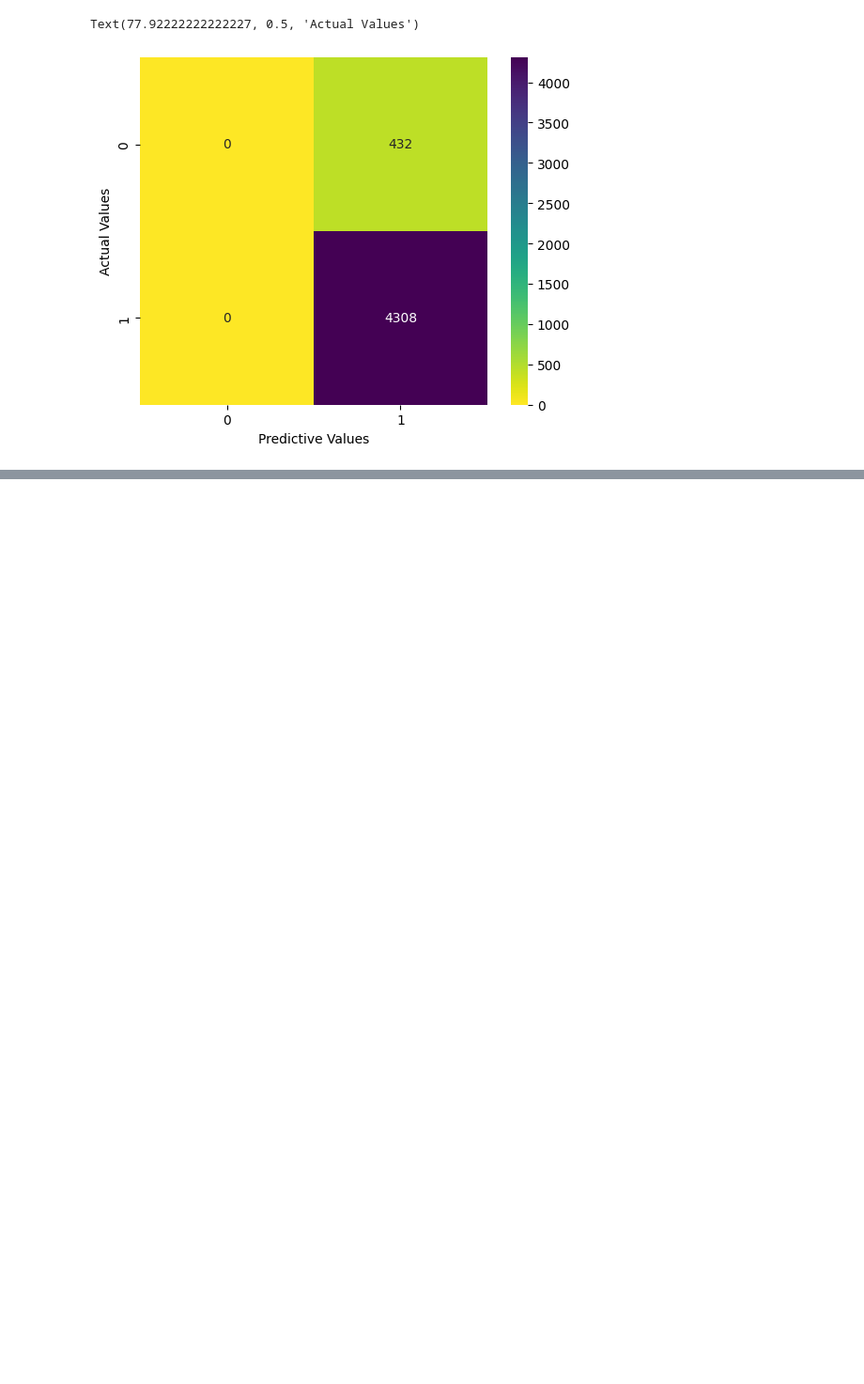
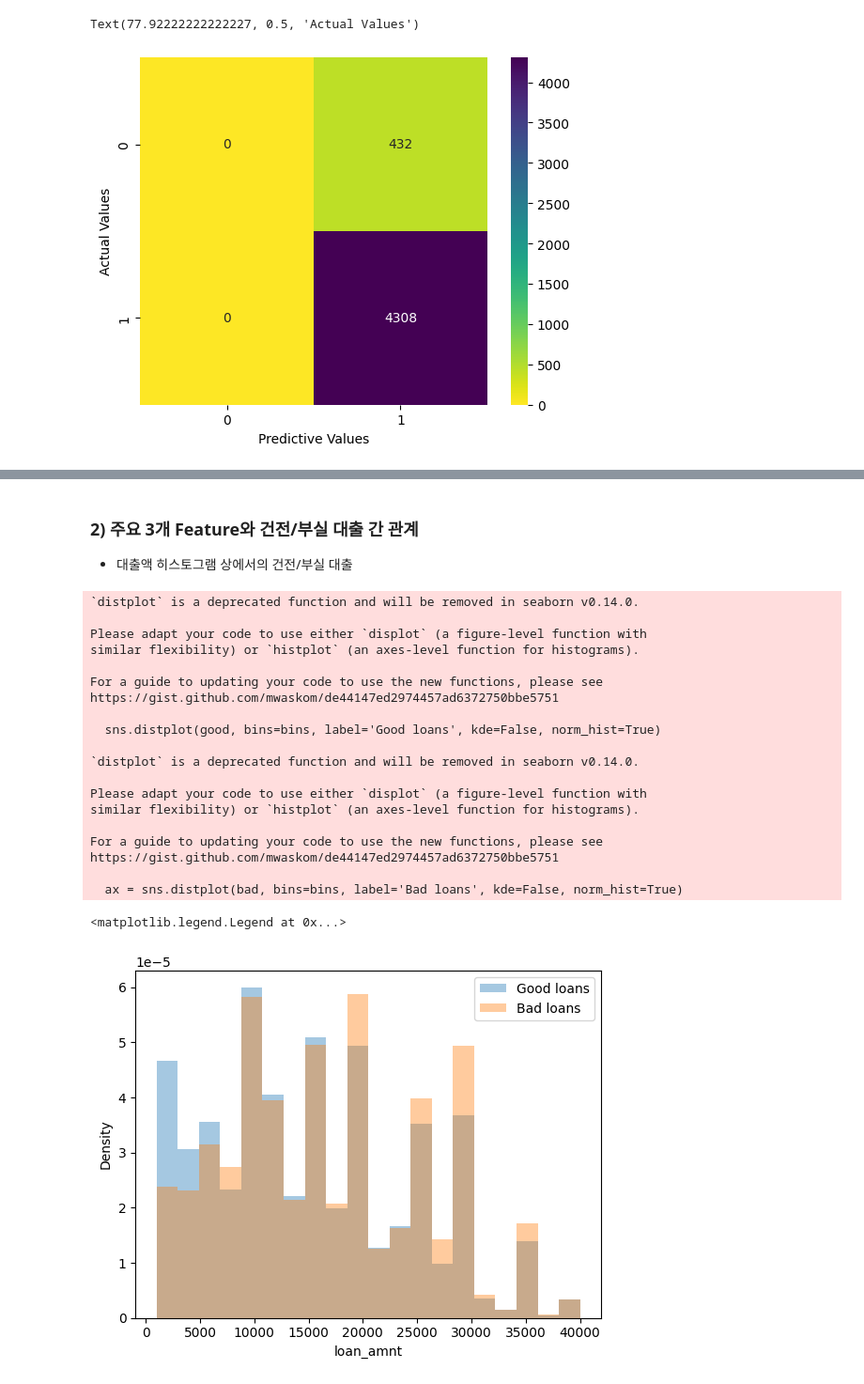
Before and after one commit to yunyun3599/MLStudy, a Jupyter notebook: Data_Anaylsis_And_Machine_Learning/03_decrease_risk_of_loan_item_investment/decrease_risk_of_loan_items.ipynb, the cells around one changed output, grey strips where cells are left out. Shown at 94% size. Drawn from its saved outputs; the diff is of its cells as text; code cells hidden in the pictures; blank space fills up the shorter version.

```diff
--- a/Data_Anaylsis_And_Machine_Learning/03_decrease_risk_of_loan_item_investment/decrease_risk_of_loan_items.ipynb
+++ b/Data_Anaylsis_And_Machine_Learning/03_decrease_risk_of_loan_item_investment/decrease_risk_of_loan_items.ipynb
@@ -555,0 +589,34 @@ Text(77.92222222222227, 0.5, 'Actual Values')
+# %% [markdown]
+### 2) 주요 3개 Feature와 건전/부실 대출 간 관계
+- 대출액 히스토그램 상에서의 건전/부실 대출
+# %%
+good = X_mod.loc[y_mod == 1, 'loan_amnt']
+bad = X_mod.loc[y_mod == 0, 'loan_amnt']
+
+bins = 20
+sns.distplot(good, bins=bins, label='Good loans', kde=False, norm_hist=True)
+ax = sns.distplot(bad, bins=bins, label='Bad loans', kde=False, norm_hist=True)
+ax.set_ylabel('Density')
+ax.legend()
+# %% [output]
+`distplot` is a deprecated function and will be removed in seaborn v0.14.0.
+
+Please adapt your code to use either `displot` (a figure-level function with
+similar flexibility) or `histplot` (an axes-level function for histograms).
+
+For a guide to updating your code to use the new functions, please see
+https://gist.github.com/mwaskom/de44147ed2974457ad6372750bbe5751
+
+  sns.distplot(good, bins=bins, label='Good loans', kde=False, norm_hist=True)
+
+`distplot` is a deprecated function and will be removed in seaborn v0.14.0.
+
+Please adapt your code to use either `displot` (a figure-level function with
+similar flexibility) or `histplot` (an axes-level function for histograms).
+
+For a guide to updating your code to use the new functions, please see
+https://gist.github.com/mwaskom/de44147ed2974457ad6372750bbe5751
+
+  ax = sns.distplot(bad, bins=bins, label='Bad loans', kde=False, norm_hist=True)
+<matplotlib.legend.Legend at 0x...>
+[figure, added]
```
Also changed, not shown: parts of 5 cells of this notebook.
